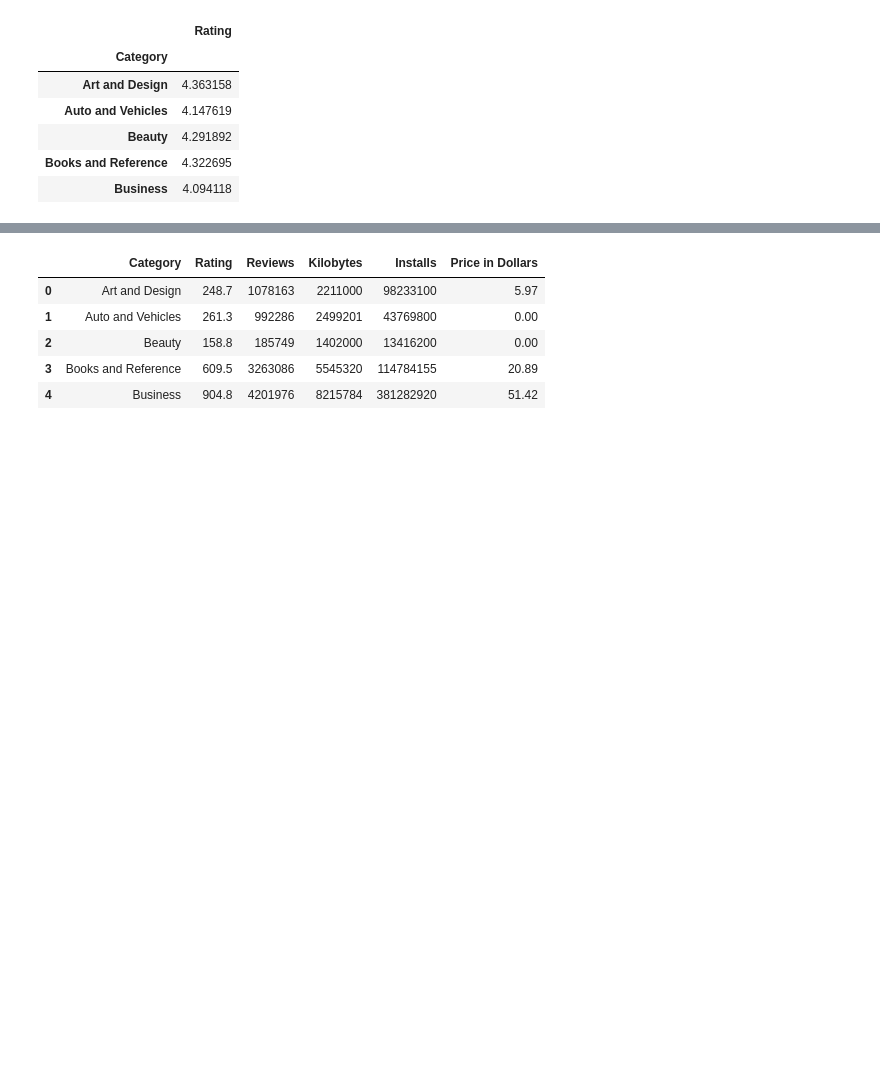
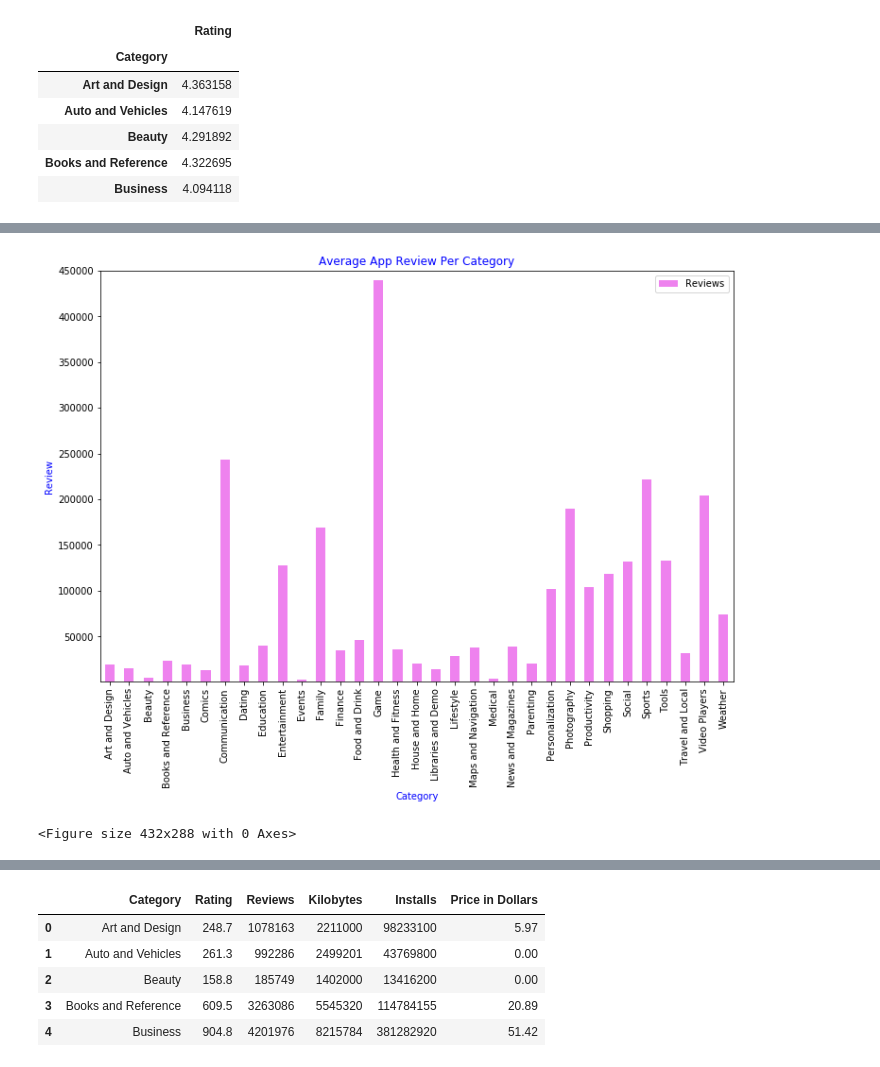
Before and after one commit to KylePeterson623/Project1, a Jupyter notebook: mark.ipynb, the cells around one changed output, grey strips where cells are left out. Saved outputs shown, nothing was run; the diff lists cells and outputs as text; code cells hidden in the pictures; blank space fills up the shorter version.

```diff
--- a/mark.ipynb
+++ b/mark.ipynb
@@ -330,0 +253,8 @@ Name: 14, dtype: object
+# %%
+# Filter the DataFrame down only to those columns to chart
+categoryReviews = categoryAverage[["Category","Reviews"]]
+
+# Set the index to be "Category" so they will be used as labels
+categoryReviews = categoryReviews.set_index("Category")
+
+categoryReviews.head()
@@ -330,0 +269,19 @@ Name: 14, dtype: object
+# %%
+# Use DataFrame.plot() in order to create a bar chart of the data
+categoryReviews.plot(kind="bar", figsize=(12,8),color = "violet")
+
+# Set the y limits of chart
+plt.ylim(1000, 450000)
+
+# Set a title for the chart
+plt.title("Average App Review Per Category", color = "blue", alpha = 2.0)
+
+# Set labels, save figure and show chart
+plt.xlabel("Category", color = "blue", alpha = 2.0)
+plt.ylabel("Review", color = "blue", alpha = 2.0)
+plt.savefig('Avg Review per Category')
+plt.show()
+plt.tight_layout()
+# %% [output]
+[figure, added]
+<Figure size 432x288 with 0 Axes>
```
Also changed, not shown: parts of 16 cells of this notebook, 7 other files.
